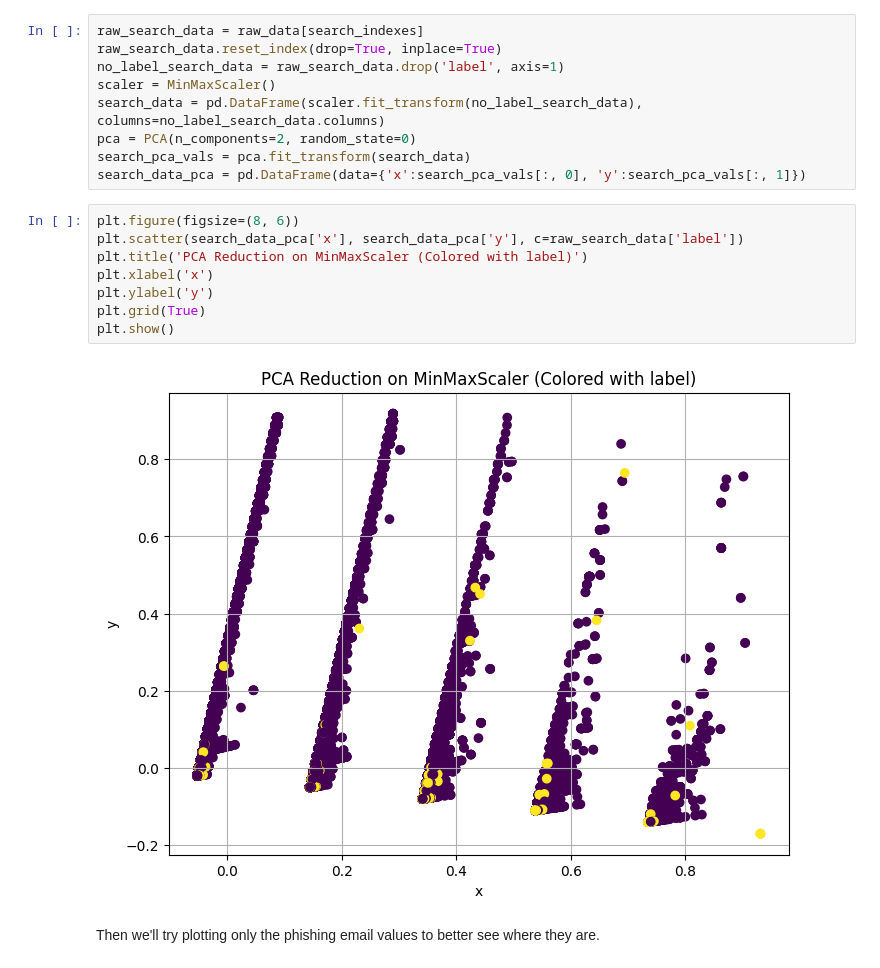
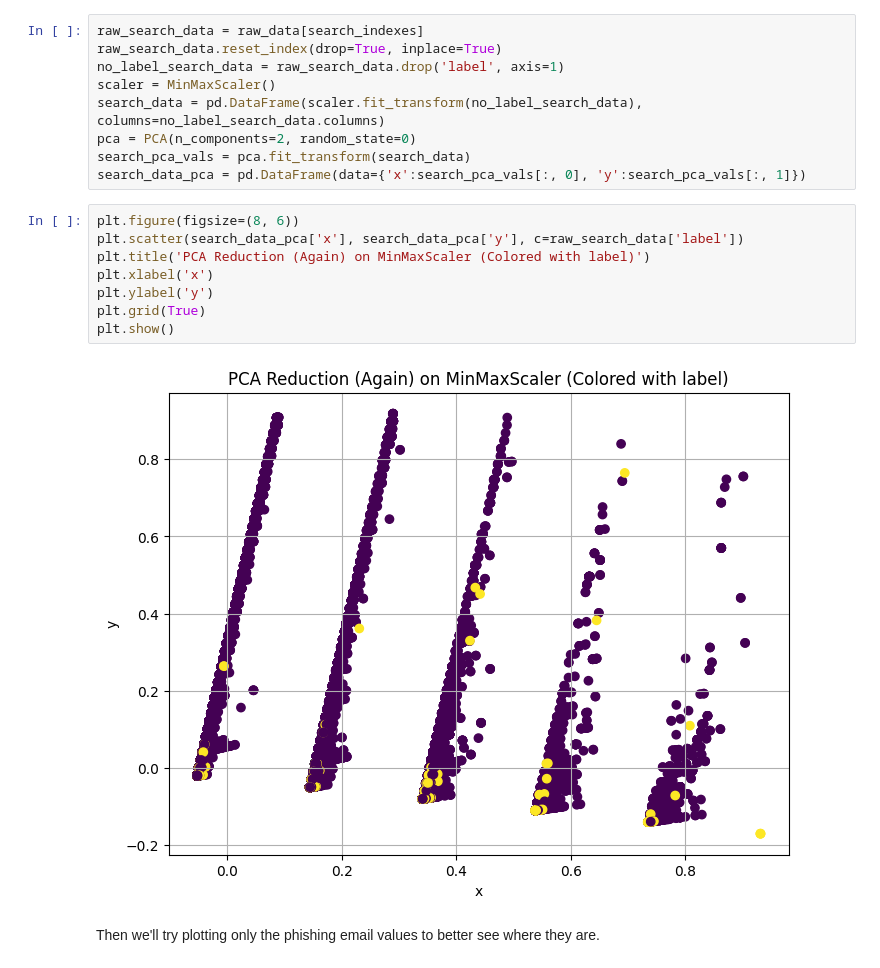
Before and after one commit to volundmush/mth4224_project2, a Jupyter notebook: test_removing_data_after_PCA.ipynb, the cells around one changed output. Saved outputs shown, nothing was run; the diff lists cells and outputs as text.

```diff
--- a/test_removing_data_after_PCA.ipynb
+++ b/test_removing_data_after_PCA.ipynb
@@ -66,13 +66,13 @@ search_data_pca = pd.DataFrame(data={'x':search_pca_vals[:, 0], 'y':search_pca_v
 # %%
 plt.figure(figsize=(8, 6))
 plt.scatter(search_data_pca['x'], search_data_pca['y'], c=raw_search_data['label'])
-plt.title('PCA Reduction on MinMaxScaler (Colored with label)')
+plt.title('PCA Reduction (Again) on MinMaxScaler (Colored with label)')
 plt.xlabel('x')
 plt.ylabel('y')
 plt.grid(True)
 plt.show()
 # %% [output]
-[figure, old version]
+[figure, new version]
 # %% [markdown]
 Then we'll try plotting only the phishing email values to better see where they are.
 # %%
```
Also changed, not shown: parts of 1 cell of this notebook, 5 other files.
